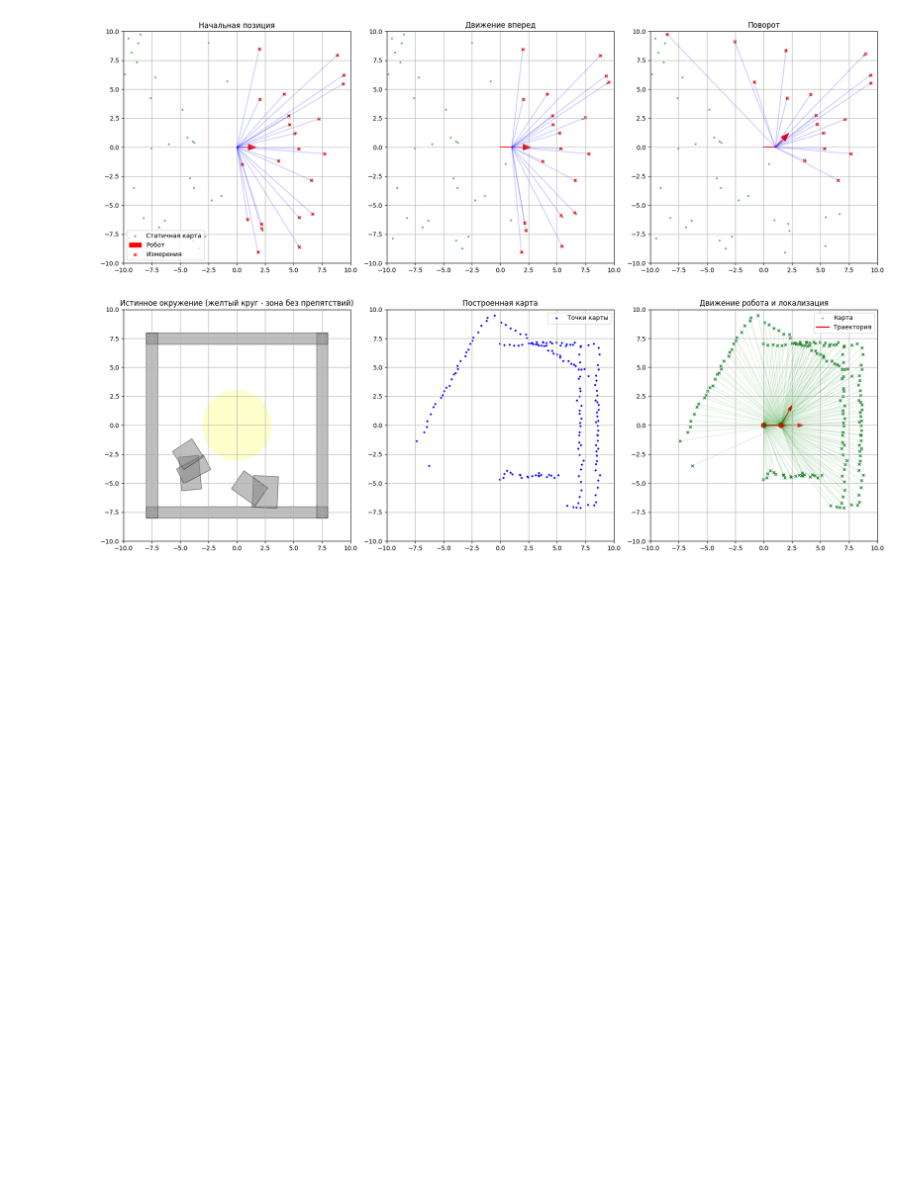
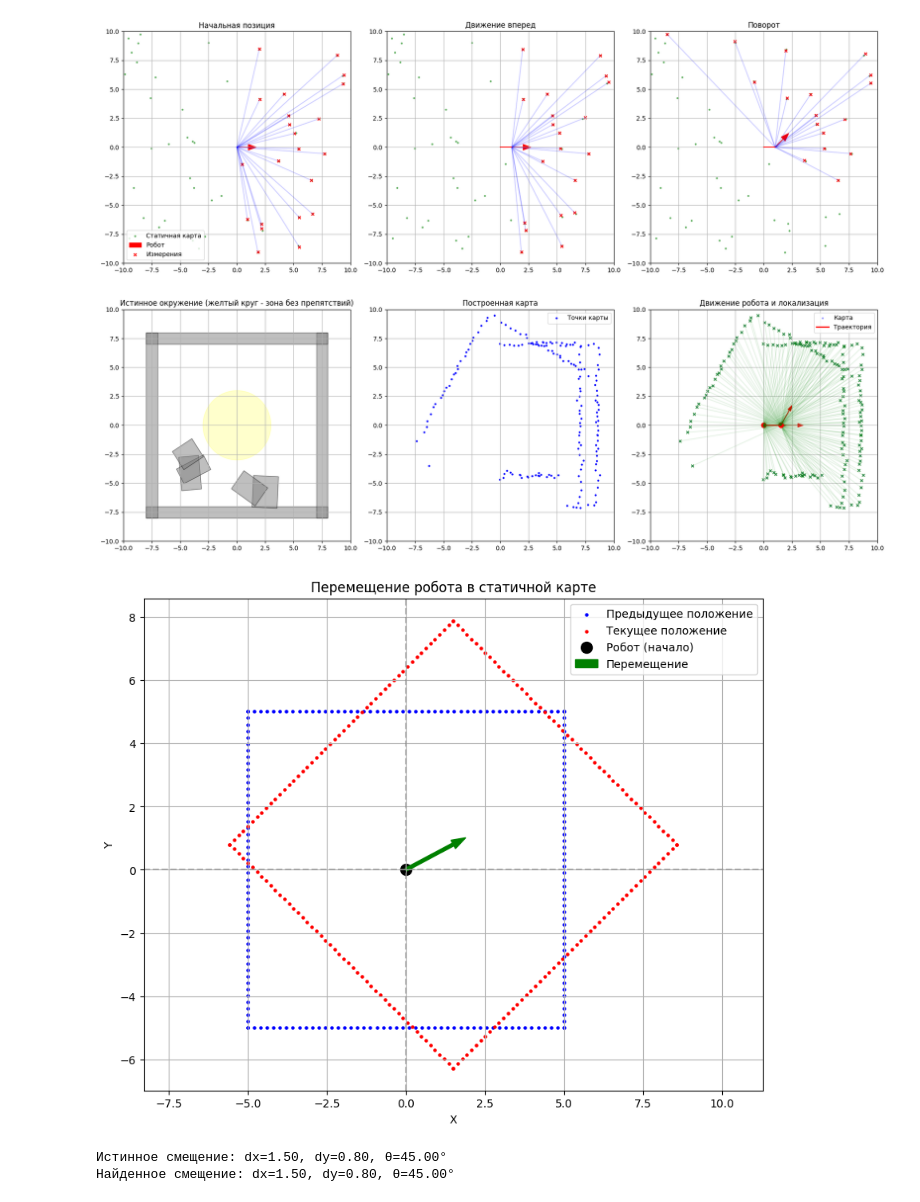
Before and after one commit to InowaR/colab, a Jupyter notebook: lidar_matrix.ipynb, the cells around one changed output. Drawn from its saved outputs; the diff is of its cells as text; code cells hidden in the pictures; blank space fills up the shorter version.

```diff
--- a/lidar_matrix.ipynb
+++ b/lidar_matrix.ipynb
@@ -322,3 +322,81 @@ def main_simulation():
 main_simulation()
 # %% [output]
 [figure]
+# %%
+import numpy as np
+import matplotlib.pyplot as plt
+
+# Функция для нахождения смещения и поворота между двумя облаками точек
+def find_transform(prev_points, curr_points):
+    # Находим центры масс
+    prev_center = np.mean(prev_points, axis=0)
+    curr_center = np.mean(curr_points, axis=0)
+
+    # Центрируем точки
+    prev_centered = prev_points - prev_center
+    curr_centered = curr_points - curr_center
+
+    # Вычисляем матрицу ковариации
+    H = prev_centered.T @ curr_centered
+
+    # Находим поворот через SVD
+    U, _, Vt = np.linalg.svd(H)
+    rotation = Vt.T @ U.T
+    dtheta = np.arctan2(rotation[1, 0], rotation[0, 0])
+
+    # Вычисляем смещение
+    dx = curr_center[0] - (prev_center[0] * np.cos(dtheta) - prev_center[1] * np.sin(dtheta))
+    dy = curr_center[1] - (prev_center[0] * np.sin(dtheta) + prev_center[1] * np.cos(dtheta))
+
+    return dx, dy, dtheta
+
+# Создаем пример данных
+def generate_points():
+    # Генерируем "комнату" (4 стены)
+    walls = [
+        np.column_stack([np.linspace(-5, 5, 50), np.full(50, -5)]),  # нижняя стена
+        np.column_stack([np.linspace(-5, 5, 50), np.full(50, 5)]),    # верхняя стена
+        np.column_stack([np.full(50, -5), np.linspace(-5, 5, 50)]),    # левая стена
+        np.column_stack([np.full(50, 5), np.linspace(-5, 5, 50)]),     # правая стена
+    ]
+    return np.vstack(walls)
+
+# Генерация данных
+prev_points = generate_points()  # Предыдущее положение (робот в центре)
+dx, dy, dtheta = 1.5, 0.8, np.pi/4  # Смещение и поворот робота
+rotation_matrix = np.array([
+    [np.cos(dtheta), -np.sin(dtheta)],
+    [np.sin(dtheta), np.cos(dtheta)]
+])
+curr_points = (prev_points @ rotation_matrix.T) + np.array([dx, dy])  # Текущее положение
+
+# Находим преобразование
+found_dx, found_dy, found_dtheta = find_transform(prev_points, curr_points)
+
+# Визуализация
+plt.figure(figsize=(10, 8))
+plt.scatter(prev_points[:, 0], prev_points[:, 1], c='blue', s=5, label='Предыдущее положение')
+plt.scatter(curr_points[:, 0], curr_points[:, 1], c='red', s=5, label='Текущее положение')
+
+# Робот (начинает в центре)
+plt.scatter(0, 0, c='black', s=100, marker='o', label='Робот (начало)')
+plt.arrow(0, 0, found_dx, found_dy, width=0.1, head_width=0.3,
+          color='green', label='Перемещение')
+
+plt.axhline(0, c='gray', ls='--', alpha=0.5)
+plt.axvline(0, c='gray', ls='--', alpha=0.5)
+plt.legend()
+plt.grid(True)
+plt.title("Перемещение робота в статичной карте")
+plt.xlabel("X")
+plt.ylabel("Y")
+plt.axis('equal')
+plt.show()
+
+# Вывод результатов
+print(f"Истинное смещение: dx={dx:.2f}, dy={dy:.2f}, θ={np.degrees(dtheta):.2f}°")
+print(f"Найденное смещение: dx={found_dx:.2f}, dy={found_dy:.2f}, θ={np.degrees(found_dtheta):.2f}°")
+# %% [output]
+[figure, added]
+Истинное смещение: dx=1.50, dy=0.80, θ=45.00°
+Найденное смещение: dx=1.50, dy=0.80, θ=45.00°
```
Also changed, not shown: parts of 2 cells of this notebook.
